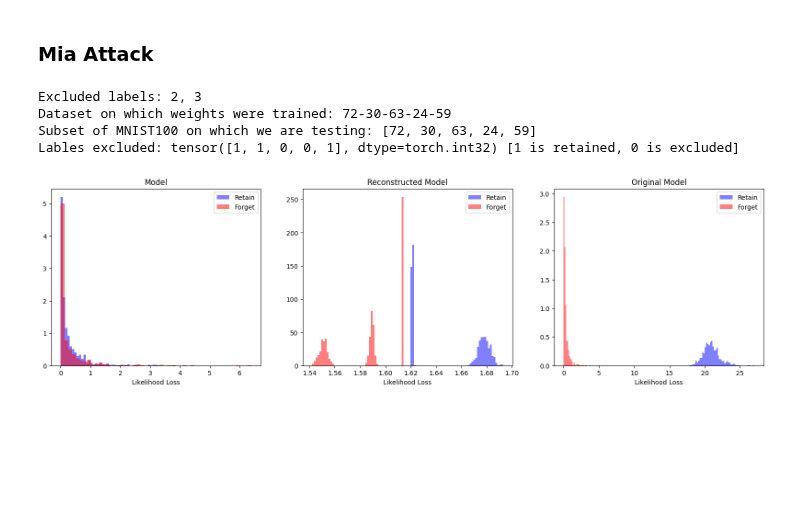
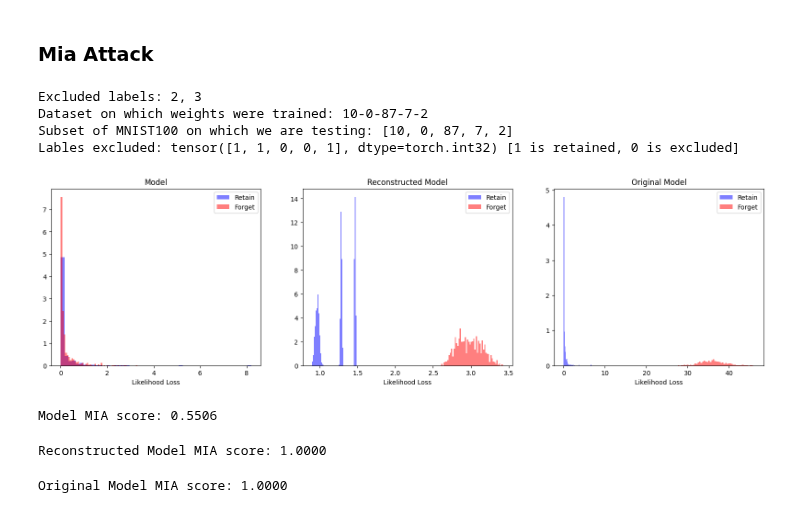
Before and after one commit to palmaaaa/AML, a Jupyter notebook: Practice/practice.ipynb, the cells around one changed output. Cells and saved outputs as stored; diff of their text form; code cells hidden in the pictures; blank space fills up the shorter version.

```diff
--- a/Practice/practice.ipynb
+++ b/Practice/practice.ipynb
@@ -1626,7 +1626,7 @@ class WeightsDataset(Dataset):
 
         if run_locally:
            for data in self.values:
-              data[4] = data[4].split("/")[-1]
+              data[4] = data[4].split("\\" if "\\" in data[4] else "/")[-1].replace('\\','/')
 
         self.base_models = self.return_trained_all()
 
@@ -1692,9 +1692,9 @@ class WeightsDataset(Dataset):
 
         return self.unroll_weights(weights), g_cnn, excluded_labels
 # %%
-train_dataset = WeightsDataset(".", train_data, TinyCNN(), run_locally=True)
-val_dataset = WeightsDataset(".", val_data, TinyCNN(), run_locally=True)
-test_dataset = WeightsDataset(".", test_data, TinyCNN(), run_locally=True, test=True, print_verbose=True)
+train_dataset = WeightsDataset("dataset/model_weights", train_data, TinyCNN(), run_locally=True)
+val_dataset = WeightsDataset("dataset/model_weights", val_data, TinyCNN(), run_locally=True)
+test_dataset = WeightsDataset("dataset/model_weights", test_data, TinyCNN(), run_locally=True, test=True, print_verbose=True)
 # %%
 n_nodes = train_dataset[0][1].x.shape[0]
 n_edges = train_dataset[0][1].edge_attr.shape[0]
@@ -1918,5 +1924,5 @@ MSE loss because we are doing regression on the weights values
 model = WeightsReconstructor(n_nodes, n_edges, len_excluded_labels, reconstructed_size[0]).to(device)
 optimizer = optim.AdamW(model.parameters(), lr=0.01)
 criterion = nn.MSELoss()
-epochs = 300
-train(epochs, model, train_dataloader, val_dataloader, optimizer, criterion)
+epochs = 100
+train_losses, val_losses = train(epochs, model, train_dataloader, val_dataloader, optimizer, criterion)
@@ -2051,8 +2093,8 @@ def compute_losses_recon_model(model, inputs, labels):
 idx = 44
 base_model_weights, weights, g_cnn, arch, excluded_labels, used_labels = test_dataset[idx]
 
-retain_labels = set([i for i, e in enumerate(excluded_labels) if e != 0])
-forget_labels = set([i for i, e in enumerate(excluded_labels) if e != 1])
+retain_labels = set([i for i, e in enumerate(excluded_labels) if e == 1])
+forget_labels = set([i for i, e in enumerate(excluded_labels) if e == 0])
 
 
 data_mean, data_std = compute_mean_std(MNIST100Subset(data['train_images'], data['train_labels'], used_labels, transform=transforms.Compose([
@@ -2072,18 +2114,17 @@ train_labels = torch.tensor(dataset.filtered_labels)
 retain_mask = ~torch.tensor([label.item() in retain_labels for label in train_labels])
 forget_mask = ~torch.tensor([label.item() in forget_labels for label in train_labels])
 
-retain_subset_data = train_data[retain_mask].to(device)
-retain_subset_labels = train_labels[retain_mask].to(device)
-forget_subset_data = train_data[forget_mask].to(device)
-forget_subset_labels = train_labels[forget_mask].to(device)
-
+retain_subset_data = train_data[forget_mask].to(device)
+retain_subset_labels = train_labels[forget_mask].to(device)
+forget_subset_data = train_data[retain_mask].to(device)
+forget_subset_labels = train_labels[retain_mask].to(device)
 
 print(f"Subset of MNIST100 on which we are testing: {used_labels}")
 print(f"Lables excluded: {excluded_labels} [1 is retained, 0 is excluded]")
 # %% [output]
 Excluded labels: 2, 3
-Dataset on which weights were trained: 72-30-63-24-59
-Subset of MNIST100 on which we are testing: [72, 30, 63, 24, 59]
+Dataset on which weights were trained: 10-0-87-7-2
+Subset of MNIST100 on which we are testing: [10, 0, 87, 7, 2]
 Lables excluded: tensor([1, 1, 0, 0, 1], dtype=torch.int32) [1 is retained, 0 is excluded]
 # %%
 # Base model (Knows every class)
@@ -2119,30 +2160,30 @@ forget_losses_original = compute_losses_recon_model(original_model, forget_subse
 # %%
 # 3 plots woth ax of histograms
 fig, axs = plt.subplots(1, 3, figsize=(20, 5))
 
 m = min(len(retain_losses), len(forget_losses))
 
 #subsample retrain losses to have the same size as the forget losses
-random_idx = np.random.choice(np.arange(len(retain_losses)), len(forget_losses), replace=True)
+random_idx = np.random.choice(np.arange(m), m, replace=True)
 
 axs[0].hist(retain_losses[random_idx], density = True, bins=50, alpha=0.5, label='Retain', color='blue')
 axs[0].hist(forget_losses[random_idx], density = True, bins=50, alpha=0.5, label='Forget', color='red')
 axs[0].set_title('Model')
 axs[0].set_xlabel('Likelihood Loss')
 axs[0].legend()
 
 axs[1].hist(retain_losses_reconstructed[random_idx], density = True, bins=50, alpha=0.5, label='Retain', color='blue')
 axs[1].hist(forget_losses_reconstructed[random_idx], density = True, bins=50, alpha=0.5, label='Forget', color='red')
 axs[1].set_title('Reconstructed Model')
 axs[1].set_xlabel('Likelihood Loss')
 axs[1].legend()
 
 axs[2].hist(retain_losses_original[random_idx], density = True, bins=50, alpha=0.5, label='Retain', color='blue')
 axs[2].hist(forget_losses_original[random_idx], density = True, bins=50, alpha=0.5, label='Forget', color='red')
 axs[2].set_title('Original Model')
 axs[2].set_xlabel('Likelihood Loss')
 axs[2].legend()
 
 plt.show()
 # %% [output]
-[figure, old version]
+[figure, new version]
@@ -2149,3 +2220,36 @@ plt.show()
+# %%
+# mia on base model
+retain_losses_model_subsample = np.random.choice(retain_losses, m, replace=False)
+forget_losses_model_subsample = np.random.choice(forget_losses, m, replace=False)
+samples_mia = np.concatenate([retain_losses_model_subsample, forget_losses_model_subsample]).reshape(-1, 1)
+members_mia = np.concatenate([np.zeros(len(retain_losses_model_subsample)), np.ones(len(forget_losses_model_subsample))])
+
+scores = simple_mia(samples_mia, members_mia)
+print(f"Model MIA score: {scores.mean():.4f}")
+# %% [output]
+Model MIA score: 0.5506
+# %%
+# mia on reconstructed model
+retain_losses_recon_subsample = np.random.choice(retain_losses_reconstructed, m, replace=False)
+forget_losses_recon_subsample = np.random.choice(forget_losses_reconstructed, m, replace=False)
+samples_mia = np.concatenate([retain_losses_recon_subsample, forget_losses_recon_subsample]).reshape(-1, 1)
+members_mia = np.concatenate([np.zeros(len(retain_losses_recon_subsample)), np.ones(len(forget_losses_recon_subsample))])
+
+scores_recon = simple_mia(samples_mia, members_mia)
+print(f"Reconstructed Model MIA score: {scores_recon.mean():.4f}")
+# %% [output]
+Reconstructed Model MIA score: 1.0000
+# %%
+# mia on original model
+retain_losses_original_subsample = np.random.choice(retain_losses_original, m, replace=False)
+forget_losses_original_subsample = np.random.choice(forget_losses_original, m, replace=False)
+samples_mia = np.concatenate([retain_losses_original_subsample, forget_losses_original_subsample]).reshape(-1, 1)
+members_mia = np.concatenate([np.zeros(len(retain_losses_original_subsample)), np.ones(len(forget_losses_original_subsample))])
+
+scores_original = simple_mia(samples_mia, members_mia)
+print(f"Original Model MIA score: {scores_original.mean():.4f}")
+# %% [output]
+Original Model MIA score: 1.0000
 # %% [markdown]
 
 # Report
```
Also changed, not shown: parts of 6 cells of this notebook.
